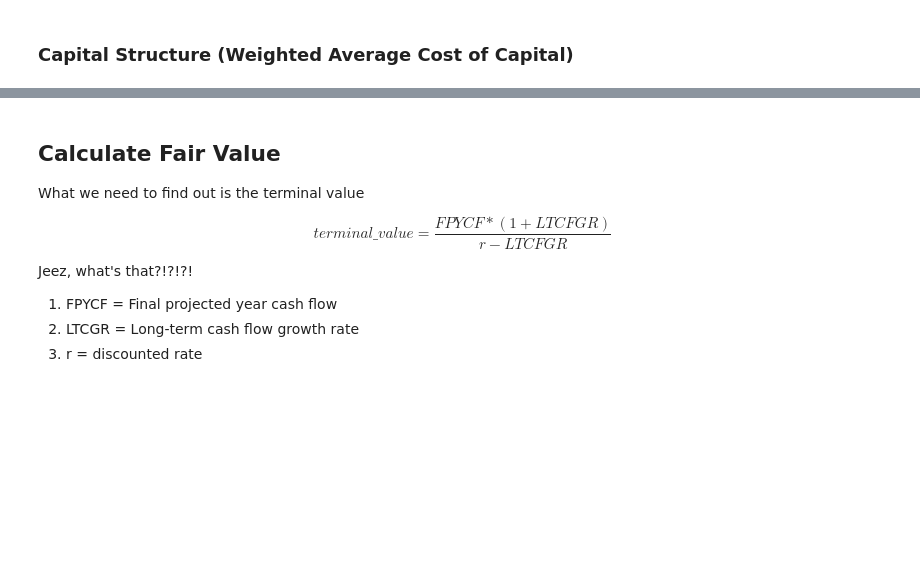
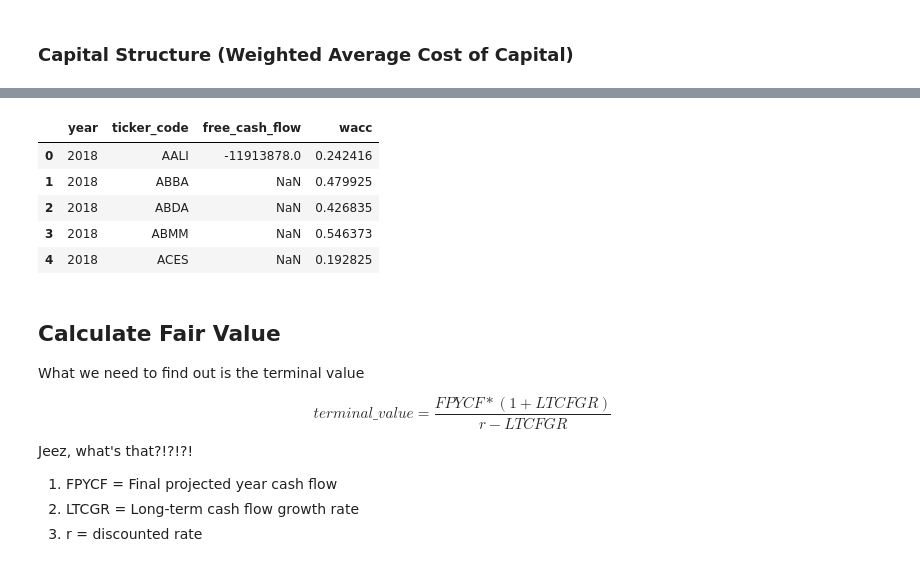
Before and after one commit to ledwindra/discounted-cash-flow, a Jupyter notebook: discounted-cash-flow.ipynb, the cells around one changed output, grey strips where cells are left out. Saved outputs shown, nothing was run; the diff lists cells and outputs as text; code cells hidden in the pictures; blank space fills up the shorter version.

```diff
--- a/discounted-cash-flow.ipynb
+++ b/discounted-cash-flow.ipynb
@@ -66,14 +76,21 @@ def get_free_cash_flow(year):
     df_nwc['net_working_capital'] = df_nwc['total_current_assets'] - df_nwc['total_current_liabilities']
 
     # changes in net working capital
-    df_nwc['net_working_capital_delta'] = df_nwc.groupby('ticker_code')['net_working_capital'].diff()
+    df_nwc['net_working_capital_delta'] = df_nwc\
+    .groupby('ticker_code')['net_working_capital']\
+    .diff()
 
     # filter dataframe only in year latest year
-    df_nwc = df_nwc[df_nwc['year'] == year][['ticker_code', 'net_working_capital_delta']].reset_index(drop=True)
+    df_nwc = df_nwc[df_nwc['year'] == year][['ticker_code', 'net_working_capital_delta']]\
+    .reset_index(drop=True)
 
     # calculate free cash flow
     df_cf = df[df['year'] == 2018][['year', 'ticker_code', 'pretax_income', 'fixed_assets', 'tax_expenses']]
-    df_cf = pandas.merge(df_cf, df_nwc, how = 'inner', on = 'ticker_code').reset_index(drop = True)
+
+    df_cf = pandas\
+    .merge(df_cf, df_nwc, how = 'inner', on = 'ticker_code')\
+    .reset_index(drop = True)
+
     df_cf['free_cash_flow'] = df_cf['pretax_income'] \
     - df_cf['fixed_assets'] \
     - df_cf['net_working_capital_delta'] \
@@ -127,7 +153,9 @@ def get_risk_free_rate():
     tds = []
     for t in trs:
         try:
-            tds.append(t.find_all('td')[-1].text.replace(' ', ''))
+            tds.append(t.find_all('td')[-1]\
+                       .text\
+                       .replace(' ', ''))
         except IndexError:
             pass
 
@@ -146,7 +174,6 @@ def get_risk_free_rate():
         if type(t) == float:
             risk_free_rate.append(t)
 
-    # returns bonds rate
     return sum(risk_free_rate) / len(risk_free_rate)
 # %%
 def get_cost_of_equity(risk_free_rate, beta, market_rate):
@@ -166,7 +193,8 @@ According to [Trading Economics](https://tradingeconomics.com/indonesia/corporat
 def get_wacc():
 
     # get capital structure
-    df_wacc = df[df['year'] == 2018][['ticker_code', 'total_assets', 'total_equity']].reset_index(drop = True)
+    df_wacc = df[df['year'] == 2018][['ticker_code', 'total_assets', 'total_equity']] \
+    .reset_index(drop = True)
 
     df_wacc['equity_proportion'] = df_wacc['total_equity'] / df_wacc['total_assets']
     df_wacc['liabilities_proportion'] = 1 - df_wacc['equity_proportion']
@@ -191,5 +228,14 @@ df_wacc = get_wacc()
 # %%
-df = pandas.merge(df_cf, df_wacc, how = 'inner', on = 'ticker_code')
+df_cf = pandas.merge(df_cf, df_wacc, how = 'inner', on = 'ticker_code')
+# %%
+df_cf.head()
+# %% [output]
+|  | year | ticker_code | free_cash_flow | wacc |
+| 0 | 2018 | AALI | -11913878.0 | 0.242416 |
+| 1 | 2018 | ABBA | NaN | 0.479925 |
+| 2 | 2018 | ABDA | NaN | 0.426835 |
+| 3 | 2018 | ABMM | NaN | 0.546373 |
+| 4 | 2018 | ACES | NaN | 0.192825 |
 # %% [markdown]
 ## Calculate Fair Value
 
```
Also changed, not shown: parts of 9 cells of this notebook.
